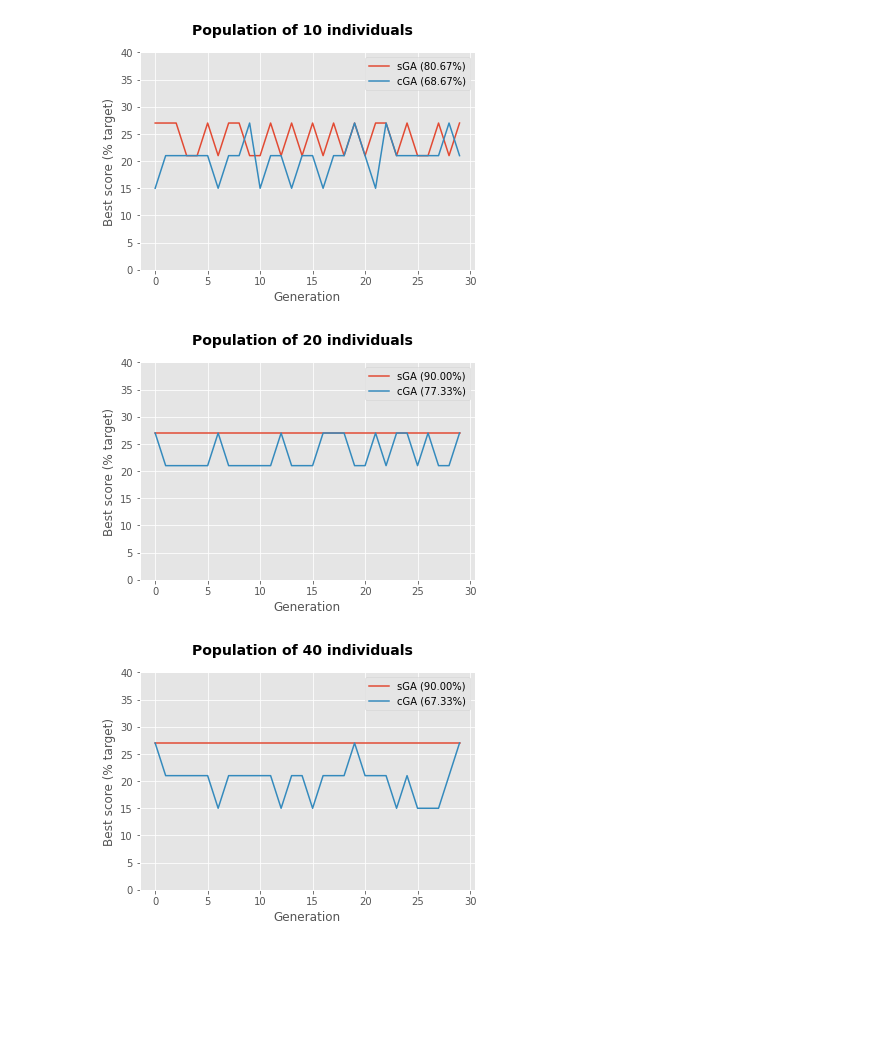
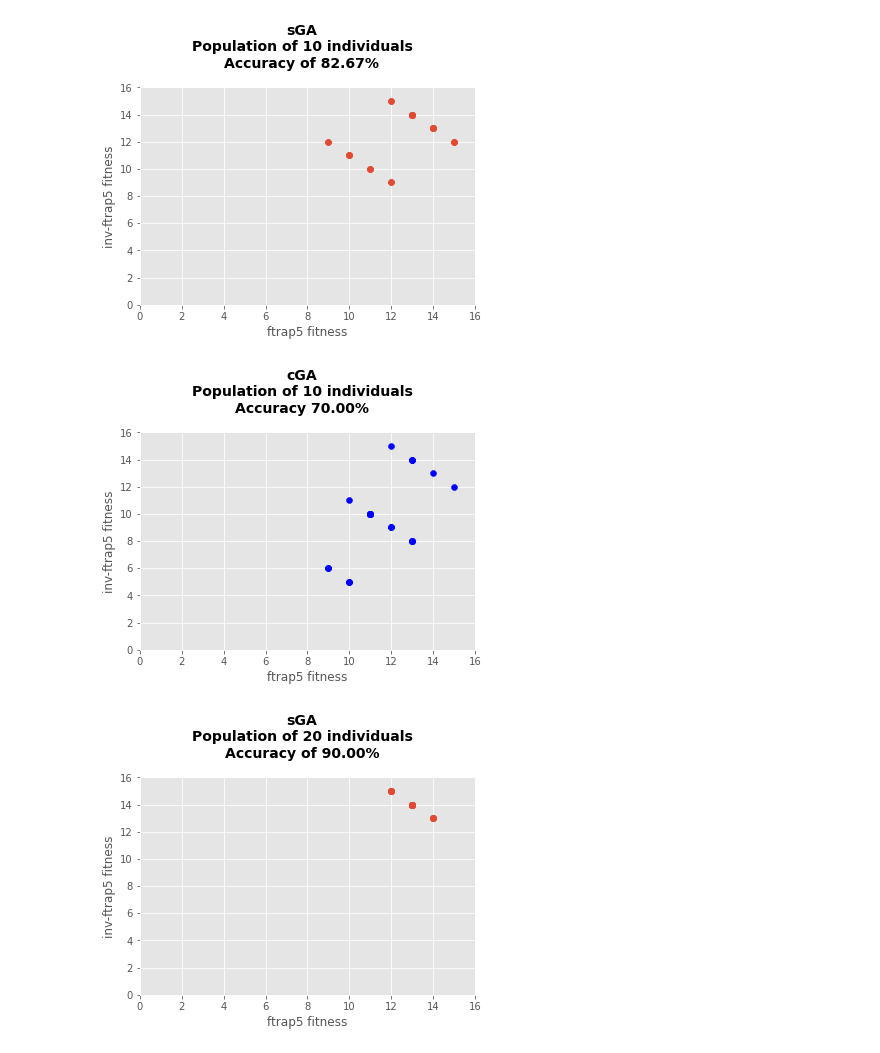
Before and after one commit to brenomfviana/ies-usp, a Jupyter notebook: ies7-sga-vs-cga-multiobjective-ftrap5-invftrap5-comparison.ipynb, the cells around one changed output. Drawn from its saved outputs; the diff is of its cells as text; code cells hidden in the pictures; blank space fills up the shorter version.

Commit message:
applies code refactoring and updates charts

```diff
--- a/ies7-sga-vs-cga-multiobjective-ftrap5-invftrap5-comparison.ipynb
+++ b/ies7-sga-vs-cga-multiobjective-ftrap5-invftrap5-comparison.ipynb
@@ -143,8 +143,7 @@ for ps in sizes:
     sga.run(sga)
     # Get best individual
     fitness, result = sga.best_individual()
-    fa, fb = fitness
-    popfit.append(fa + fb)
+    popfit.append(fitness)
   fitness_sga.append(popfit)
 
 ################################################################################
@@ -214,48 +213,61 @@ for ps in sizes:
   for _ in range(tests):
     # Initialize genetic algorithm
     cga = pyeasyga.GeneticAlgorithm(data, population_size=ps)
     # Set create individual function
     cga.create_individual = create_individual
     # Set fitness function
     cga.fitness_function = fitness_function
     # Set evolution function
     cga.run = run
     # Run evolution
     cga.run(cga)
     # Get best individual
     fitness, result = cga.best_individual()
-    fa, fb = fitness
-    popfit.append(fa + fb)
+    popfit.append(fitness)
   fitness_cga.append(popfit)
 
 ################################################################################
 ## Plot comparison charts
 
 for i in range(len(sizes)):
+  # sGA
   sga_accuracy = 0.0
   for f in fitness_sga[i]:
-    sga_accuracy += f / global_fitness
+    fa, fb = f
+    sga_accuracy += (fa + fb) / global_fitness
   sga_accuracy /= tests
+  #
+  fig = plt.figure()
+  fig.suptitle('sGA\nPopulation of ' + str(sizes[i]) + ' individuals\n'
+     + 'Accuracy of {:.2f}%'.format(sga_accuracy*100),
+     fontsize=14, fontweight='bold', y=1.1)
+  line_sga = plt.scatter(*zip(*fitness_sga[i]))
+  plt.xlim(0, 16)
+  plt.ylim(0, 16)
+  plt.xlabel('ftrap5 fitness')
+  plt.ylabel('inv-ftrap5 fitness')
+  plt.show()
+  #
+  # cGA
   cga_accuracy = 0.0
   for f in fitness_cga[i]:
-    cga_accuracy += f / global_fitness
+    fa, fb = f
+    cga_accuracy += (fa + fb) / global_fitness
   cga_accuracy /= tests
-  # Plot
+  #
   fig = plt.figure()
-  fig.suptitle('Population of ' + str(sizes[i]) + ' individuals',
-     fontsize=14, fontweight='bold')
-  line_sga, = plt.plot(fitness_sga[i])
-  line_cga, = plt.plot(fitness_cga[i])
-  plt.ylim(0, 40)
-  plt.legend([line_sga, line_cga],
-    ['sGA ({:.2f}%)'.format(sga_accuracy*100),
-     'cGA ({:.2f}%)'.format(cga_accuracy*100)])
-  plt.xlabel('Generation')
-  plt.ylabel('Best score (% target)')
+  fig.suptitle('cGA\nPopulation of ' + str(sizes[i]) + ' individuals\n'
+     + 'Accuracy {:.2f}%'.format(cga_accuracy*100),
+     fontsize=14, fontweight='bold', y=1.1)
+  line_cga = plt.scatter(*zip(*fitness_cga[i]), color='blue')
+  plt.xlim(0, 16)
+  plt.ylim(0, 16)
+  plt.xlabel('ftrap5 fitness')
+  plt.ylabel('inv-ftrap5 fitness')
   plt.show()
 
 ################################################################################
 # %% [output]
-[figure, old version]
+[figure, new version]
-[figure, old version]
+[figure, new version]
-[figure, old version]
+[figure, new version]
```
Also changed, not shown: parts of 1 cell of this notebook, 9 other files.
